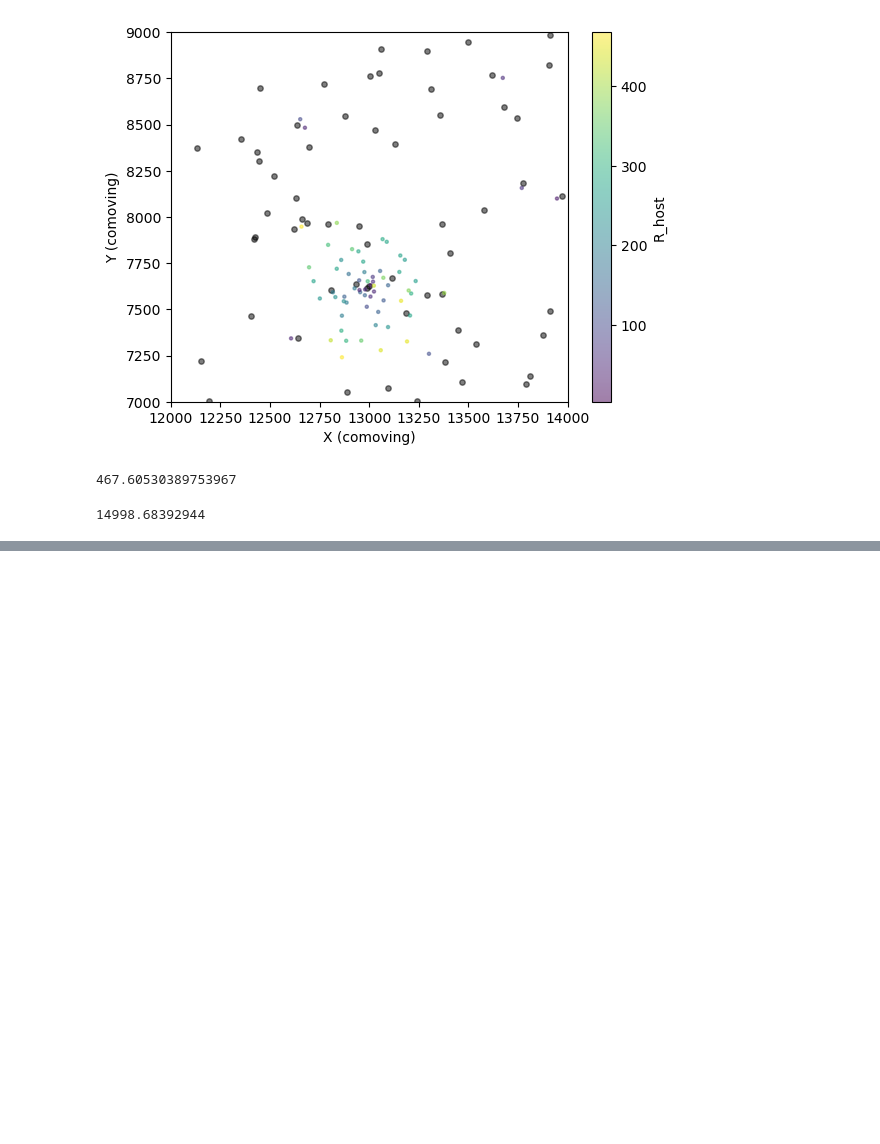
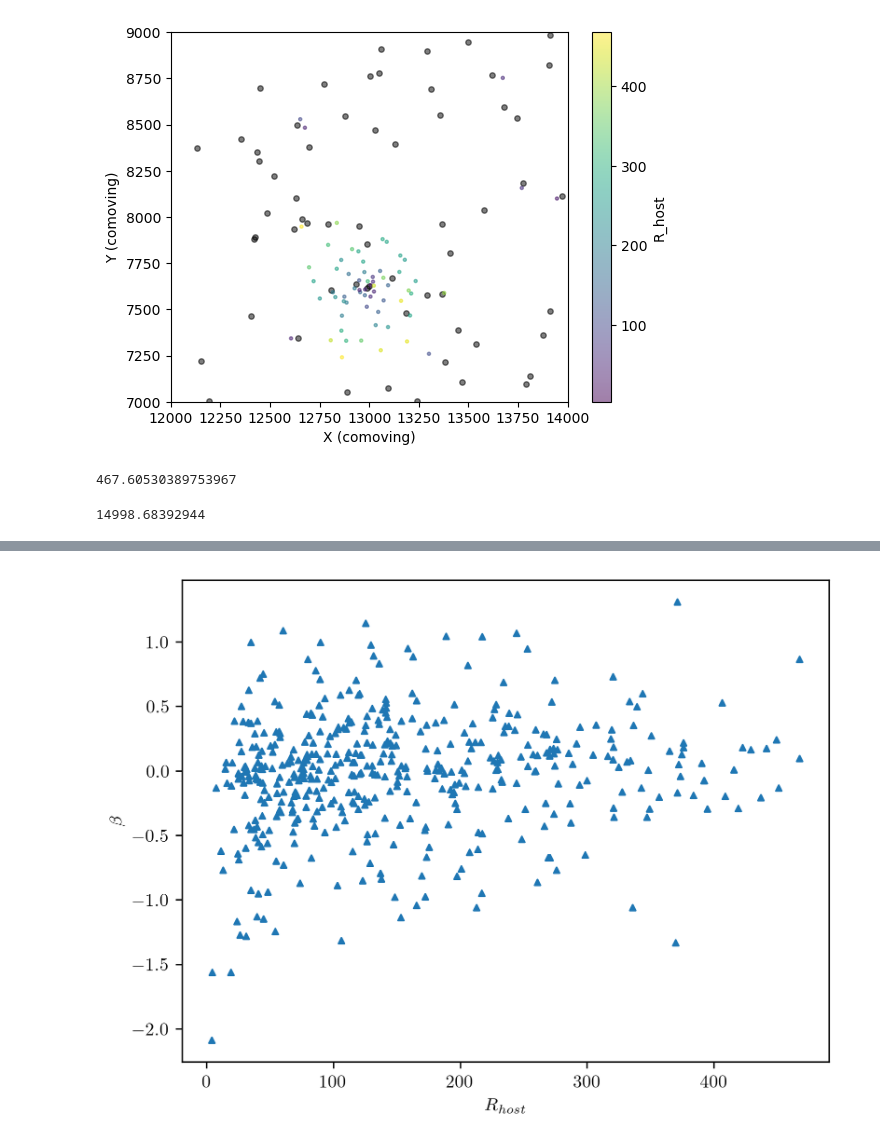
Before and after one commit to mkzeender/thesis, a Jupyter notebook: root_graph.ipynb, the cells around one changed output, grey strips where cells are left out. Saved outputs shown, nothing was run; the diff lists cells and outputs as text; code cells hidden in the pictures; blank space fills up the shorter version.

```diff
--- a/root_graph.ipynb
+++ b/root_graph.ipynb
@@ -246,0 +296,16 @@ fig.savefig('out.png')
+# %%
+fig, ax = plt.subplots()
+
+ax.scatter(
+    dat[s_filt]['prox_to_host'],
+    dat[s_filt]['log_power_regression_r50'],
+    s=10,
+    marker='^'
+)
+
+ax.set_xlabel(r'$R_{host}$')
+ax.set_ylabel(r'$\beta$')
+
+ax.set_label('Mass-Size Deviation and $R_{host}$')
+# %% [output]
+[figure, added]
```
Also changed, not shown: parts of 16 cells of this notebook.
